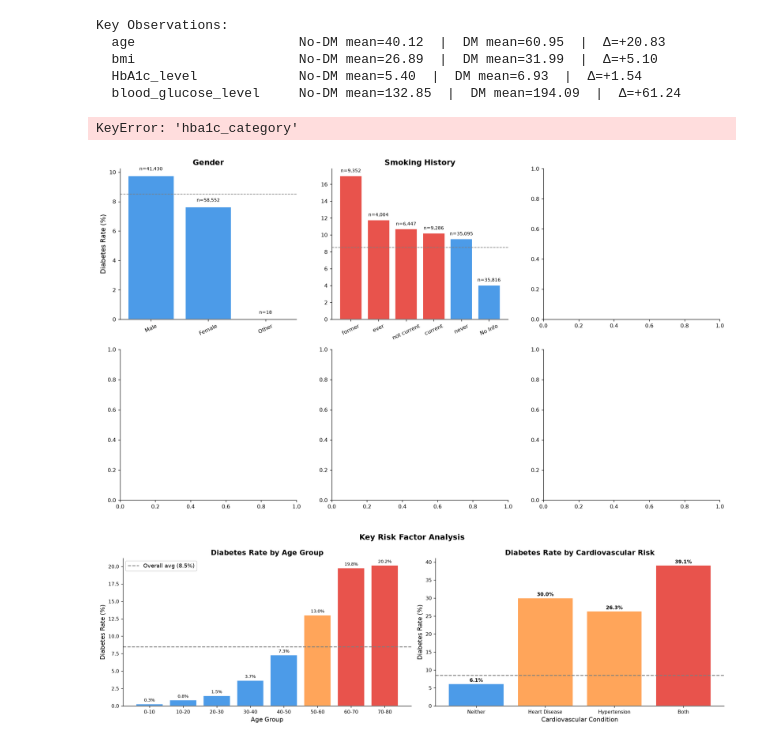
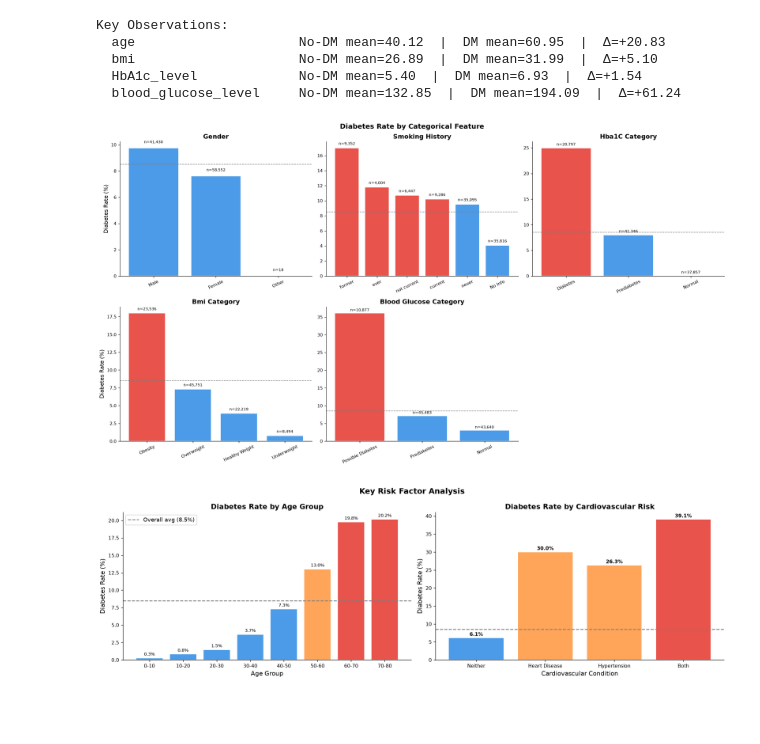
Before and after one commit to tracymuhoozi/machineLearningAssignment, a Jupyter notebook: notebooks/eda.ipynb, the cells around one changed output. Saved outputs shown, nothing was run; the diff lists cells and outputs as text; code cells hidden in the pictures; blank space fills up the shorter version.

```diff
--- a/notebooks/eda.ipynb
+++ b/notebooks/eda.ipynb
@@ -19,6 +19,7 @@ This notebook performs a comprehensive EDA on the transformed diabetes dataset.
 13. Summary and modelling implications
 # %%
 # Import libraries
+import os
 import pandas as pd
 import numpy as np
 import matplotlib.pyplot as plt
@@ -27,6 +28,13 @@ import seaborn as sns
 from matplotlib.gridspec import GridSpec
 import warnings
 
+# Folder where chart images will be saved
+IMG_DIR = '../images'
+os.makedirs(IMG_DIR, exist_ok=True)
+
+def save_fig(name):
+    """Save the current figure into the images folder."""
+    plt.savefig(f'{IMG_DIR}/{name}.png', dpi=150, bbox_inches='tight')
 # Hide warnings to keep the notebook output clean
 warnings.filterwarnings('ignore')
 
@@ -184,37 +194,64 @@ for i, col in enumerate(cat_features):
     ax = axes[i]
 
     # Compute the diabetes rate and sample size for each category
-    grp = df.groupby(col)['diabetes'].agg(['mean', 'count']).reset_index()
+    # Create derived categorical columns before grouping if they do not exist.
+    if col == 'hba1c_category' and col not in df.columns:
+        df[col] = pd.cut(
+            df['HbA1c_level'],
+            bins=[-np.inf, 5.7, 6.5, np.inf],
+            labels=['Normal', 'Prediabetes', 'Diabetes'],
+            right=False
+        )
+    elif col == 'bmi_category' and col not in df.columns:
+        df[col] = pd.cut(
+            df['bmi'],
+            bins=[-np.inf, 18.5, 25, 30, np.inf],
+            labels=['Underweight', 'Healthy Weight', 'Overweight', 'Obesity'],
+            right=False
+        )
+    elif col == 'blood_glucose_category' and col not in df.columns:
+        df[col] = pd.cut(
+            df['blood_glucose_level'],
+            bins=[-np.inf, 140, 200, np.inf],
+            labels=['Normal', 'Prediabetes', 'Possible Diabetes'],
+            right=False
+        )
+
+    grp = (
+        df.groupby(col, observed=True)['diabetes']
+          .agg(['mean', 'count'])
+          .reset_index()
+    )
     grp.columns = [col, 'diabetes_rate', 'count']
     grp = grp.sort_values('diabetes_rate', ascending=False)
 
     # Highlight categories with a rate above 10% in red
     bars = ax.bar(grp[col], grp['diabetes_rate'] * 100,
                   color=[C1 if r > 0.1 else C0 for r in grp['diabetes_rate']],
                   edgecolor='white', linewidth=1.2)
 
     # Annotate each bar with its sample size
     for bar, cnt in zip(bars, grp['count']):
         ax.text(bar.get_x() + bar.get_width()/2,
                 bar.get_height() + 0.3,
                 f'n={cnt:,}', ha='center', va='bottom', fontsize=7.5)
 
     ax.set_title(col.replace('_', ' ').title(), fontweight='bold')
     ax.set_ylabel('Diabetes Rate (%)' if i % 3 == 0 else '')
     ax.tick_params(axis='x', rotation=25)
 
     # Dashed line marks the overall diabetes rate for reference
     ax.axhline(df['diabetes'].mean() * 100, color='gray',
                linestyle='--', linewidth=1, label='Overall avg')
 
 # Hide the unused sixth subplot
 axes[-1].set_visible(False)
 fig.suptitle('Diabetes Rate by Categorical Feature', fontsize=14, fontweight='bold')
 plt.tight_layout()
+save_fig('03_categorical_rates')
 plt.show()
 # %% [output]
-KeyError: 'hba1c_category'
-[figure, old version]
+[figure, new version]
 # %%
 ## 4. Feature-to-Target Analysis: Clinical Risk Profile
 # %%
```
Also changed, not shown: parts of 10 cells of this notebook, 12 other files.
